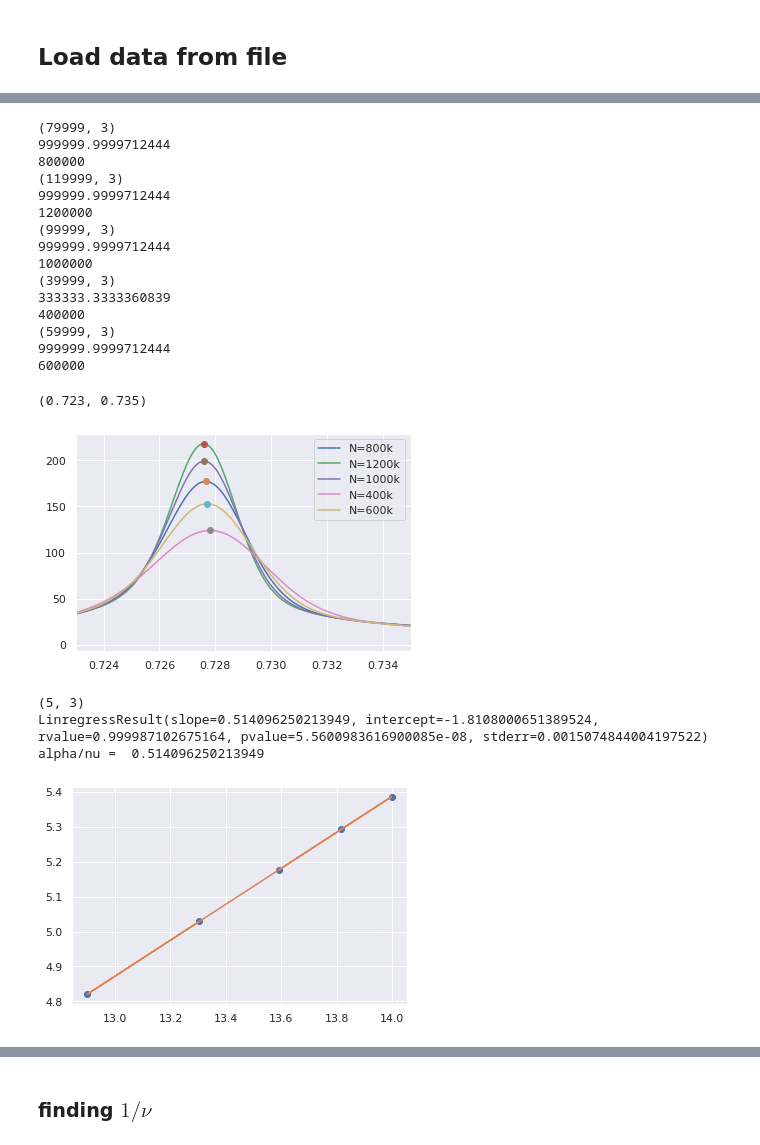
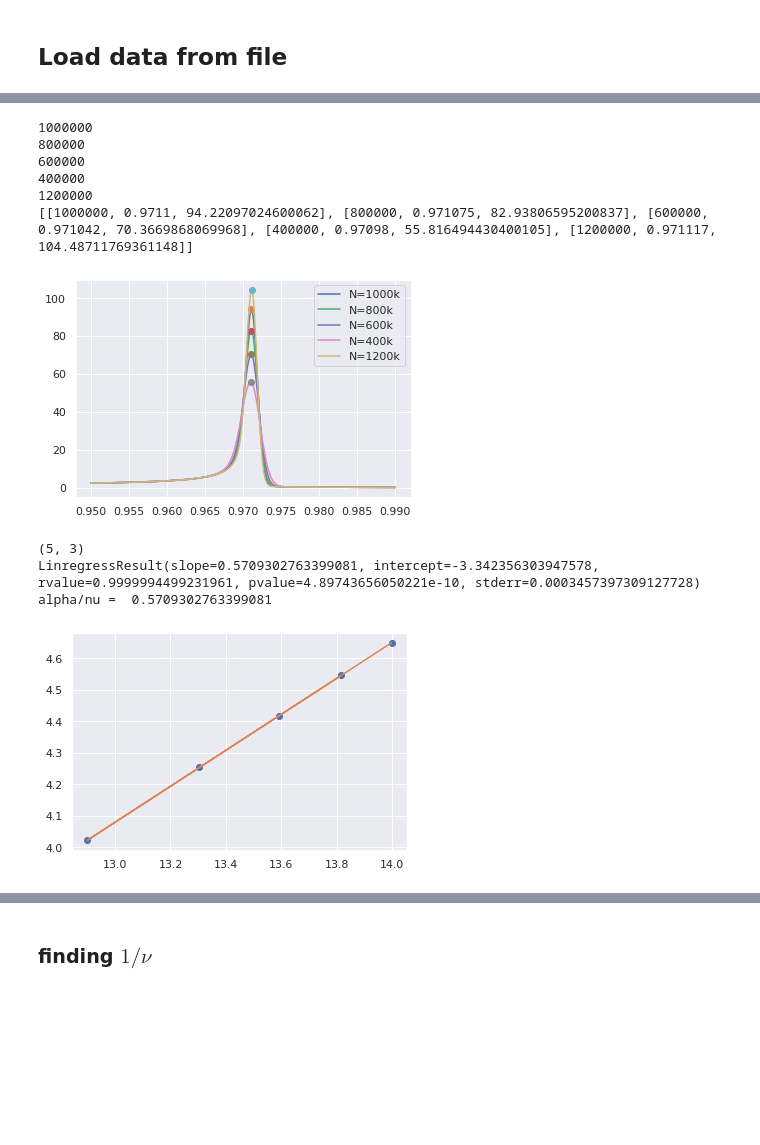
Before and after one commit to rg-nep/BA_ExplosiveFirstOrder, a Jupyter notebook: jupyter/specific-heat.ipynb, the cells around one changed output, grey strips where cells are left out. Saved outputs shown, nothing was run; the diff lists cells and outputs as text; code cells hidden in the pictures; blank space fills up the shorter version.

```diff
--- a/jupyter/specific-heat.ipynb
+++ b/jupyter/specific-heat.ipynb
@@ -15,7 +15,7 @@ data_root = '../data/entropy-order-convolved/'
 fig_root="../figures/"
 # os.listdir(data_root)
 # %%
-M=2
+M=5
 m=10
 classname="BA_NetworkPercolationExplosive_v7"
 signature="{}_N_*_m_10_M_{}_entropy-order_*fast.txt".format(classname,M)
@@ -65,8 +69,8 @@ tc=0.72775
 # %% [markdown]
 ## Load data from file
 # %%
-min_limit=0.7
-max_limit=0.8
+min_limit=0.95
+max_limit=0.99
 # %%
 data=dict()
 for file in files:
@@ -111,34 +105,30 @@ filename=fig_root + classname + "specific_heat_m{}_M{}".format(m, M)
 # %%
 critical = []
 for N in data.keys():
-    print(data[N].shape)
+#     print(data[N].shape)
     t, H, P = data[N].T
+
+#     sns.distplot(np.diff(t), label="N={}k".format(N//1000))
+
     X = find_specific_heat(t, H, N)
     i = np.argmax(X)
+
     critical.append([N, t[i], X[i]])
     plt.plot(t[1:], X, label='N={}k'.format(N//1000))
     plt.plot(t[i], X[i], 'o')
+
     pass
 plt.legend()
-plt.xlim([0.723, 0.735])
+# plt.xlim([0.723, 0.735])
+print(critical)
 # %% [output]
-(79999, 3)
-999999.9999712444
+1000000
 800000
-(119999, 3)
-999999.9999712444
+600000
+400000
 1200000
-(99999, 3)
-999999.9999712444
-1000000
-(39999, 3)
-333333.3333360839
-400000
-(59999, 3)
-999999.9999712444
-600000
+[[1000000, 0.9711, 94.22097024600062], [800000, 0.971075, 82.93806595200837], [600000, 0.971042, 70.3669868069968], [400000, 0.97098, 55.816494430400105], [1200000, 0.971117, 104.48711769361148]]
-(0.723, 0.735)
-[figure, old version]
+[figure, new version]
 # %%
 def find_exponent(X):
     X=np.array(X)
@@ -154,9 +144,9 @@ regress = find_exponent(critical)
 print("alpha/nu = ", regress[0])
 # %% [output]
 (5, 3)
-LinregressResult(slope=0.514096250213949, intercept=-1.8108000651389524, rvalue=0.999987102675164, pvalue=5.5600983616900085e-08, stderr=0.0015074844004197522)
-alpha/nu =  0.514096250213949
+LinregressResult(slope=0.5709302763399081, intercept=-3.342356303947578, rvalue=0.9999994499231961, pvalue=4.89743656050221e-10, stderr=0.0003457397309127728)
+alpha/nu =  0.5709302763399081
-[figure, old version]
+[figure, new version]
 # %% [markdown]
 
 ### It is evident that increasing system size gets you closer to the critical point
```
Also changed, not shown: parts of 16 cells of this notebook, 7 other files.
